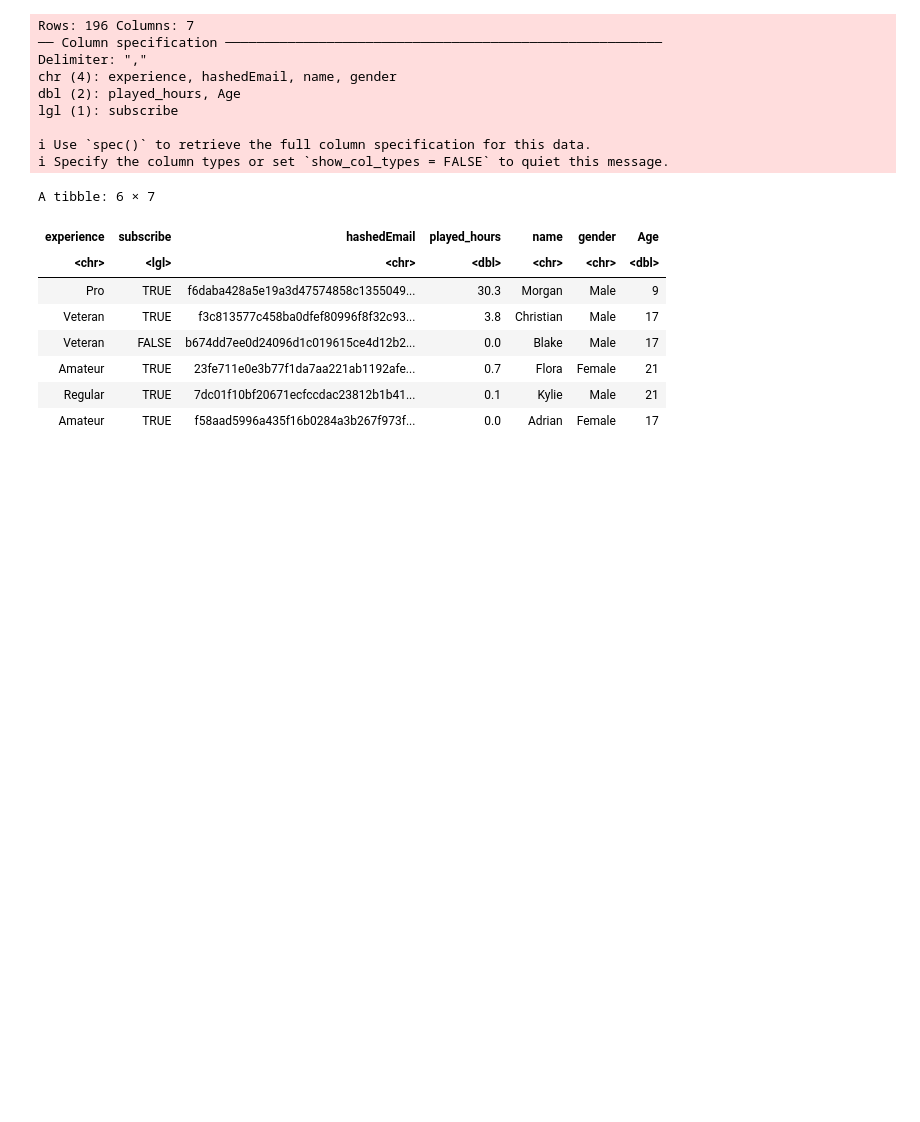
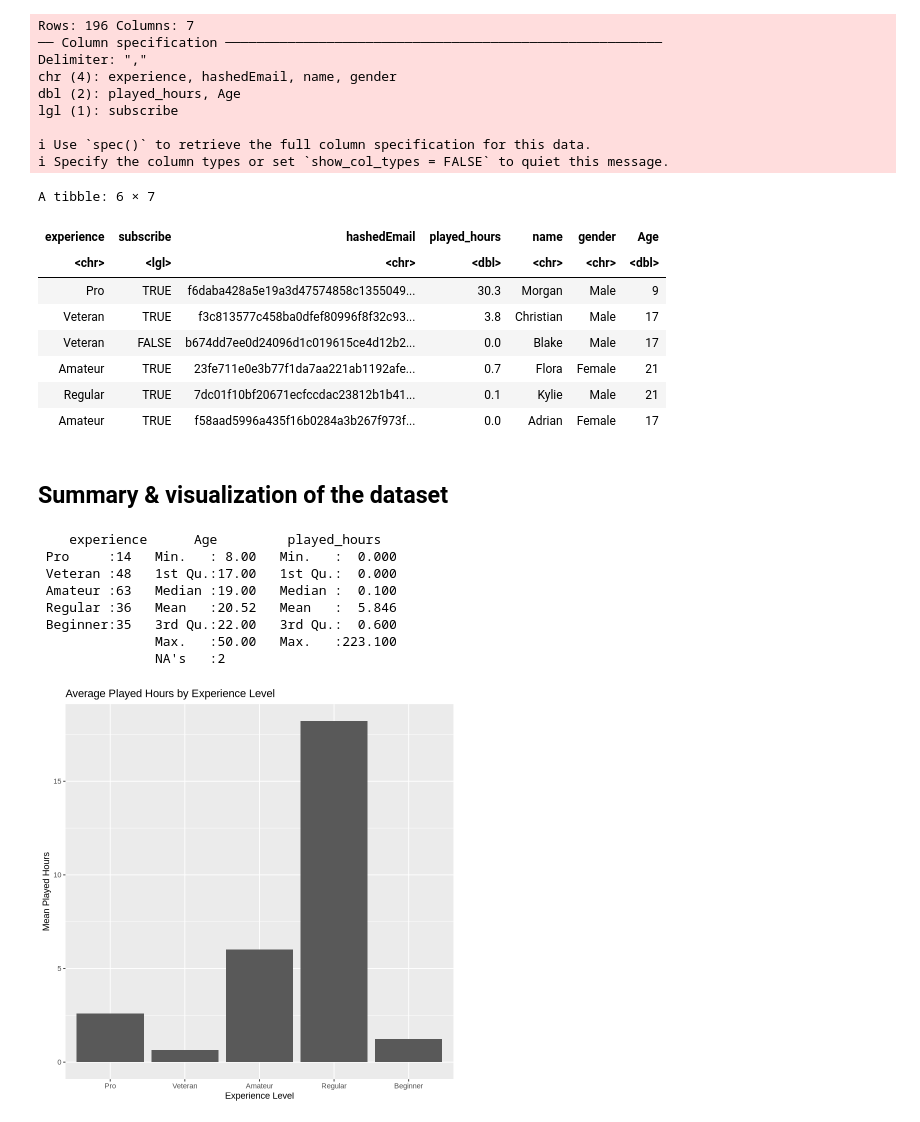
Before and after one commit to Cayla1015/dsci100project, a Jupyter notebook: project1.ipynb, the cells around one changed output. Saved outputs shown, nothing was run; the diff lists cells and outputs as text; code cells hidden in the pictures; blank space fills up the shorter version.

```diff
--- a/project1.ipynb
+++ b/project1.ipynb
@@ -121,3 +121,33 @@ A tibble: 6 × 7
 | Amateur | TRUE | 23fe711e0e3b77f1da7aa221ab1192afe... | 0.7 | Flora | Female | 21 |
 | Regular | TRUE | 7dc01f10bf20671ecfccdac23812b1b41... | 0.1 | Kylie | Male | 21 |
 | Amateur | TRUE | f58aad5996a435f16b0284a3b267f973f... | 0.0 | Adrian | Female | 17 |
+# %% [markdown]
+## Summary & visualization of the dataset
+# %%
+# 1. Generate a numerical summary of the three key columns
+summary(ready_players)
+
+# 2. Compute mean played_hours by experience level
+avg_played <- ready_players %>%
+  group_by(experience) %>%
+  summarize(avg_hours = mean(played_hours),na.rm = TRUE, .groups = "drop")
+
+# 3. Draw a bar chart of the average play time per experience category
+library(ggplot2)
+ggplot(avg_played, aes(x = experience, y = avg_hours)) +
+  geom_col() +
+  labs(
+    title = "Average Played Hours by Experience Level",
+    x     = "Experience Level",
+    y     = "Mean Played Hours"
+  )
+# %% [output]
+    experience      Age         played_hours
+ Pro     :14   Min.   : 8.00   Min.   :  0.000
+ Veteran :48   1st Qu.:17.00   1st Qu.:  0.000
+ Amateur :63   Median :19.00   Median :  0.100
+ Regular :36   Mean   :20.52   Mean   :  5.846
+ Beginner:35   3rd Qu.:22.00   3rd Qu.:  0.600
+               Max.   :50.00   Max.   :223.100
+               NA's   :2
+[figure, added]
```
Also changed, not shown: parts of 3 cells of this notebook.
